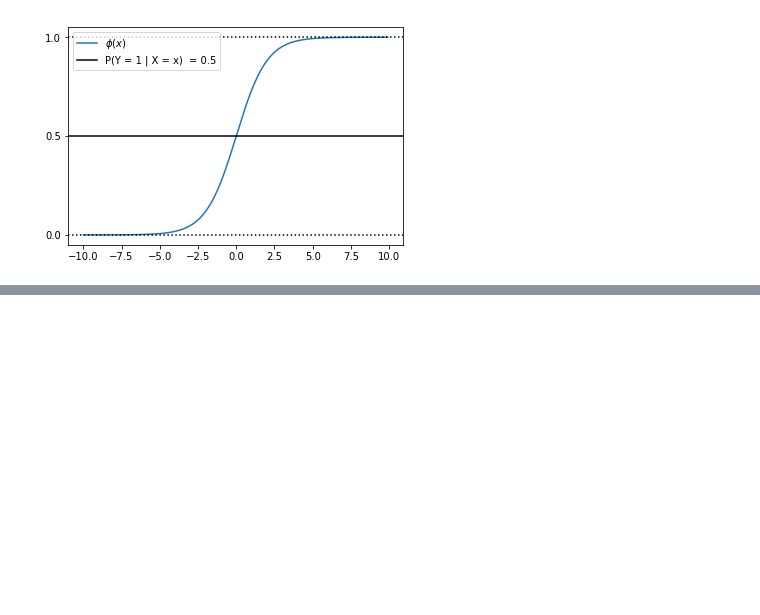
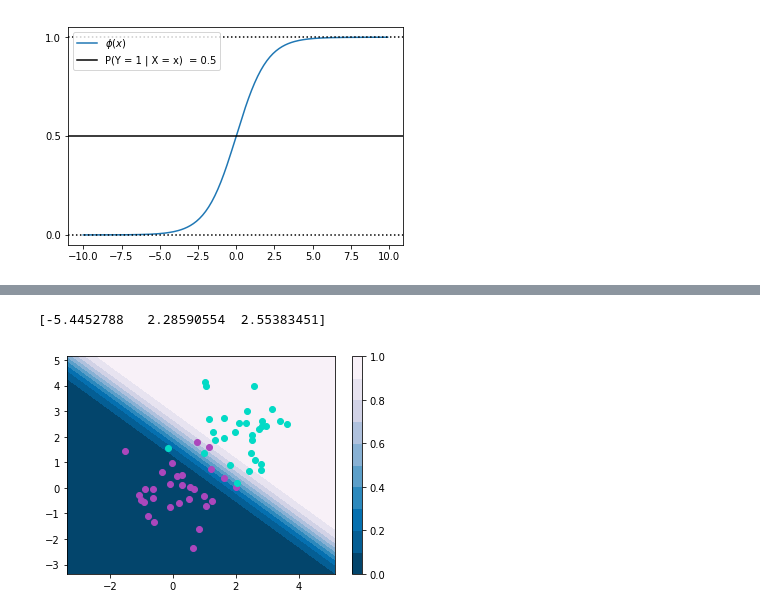
Before and after one commit to nottu/nottu-notes, a Jupyter notebook: MachineLearning/tarea_3_javier_peralta.ipynb, the cells around one changed output, grey strips where cells are left out. Saved outputs shown, nothing was run; the diff lists cells and outputs as text; code cells hidden in the pictures; blank space fills up the shorter version.

```diff
--- a/MachineLearning/tarea_3_javier_peralta.ipynb
+++ b/MachineLearning/tarea_3_javier_peralta.ipynb
@@ -143,0 +171,7 @@ cbar = plt.colorbar(cs)
+# %%
+def __verosimilitud__v1(y, x, w, f):
+    l = 1
+    for i in range(len(y)):
+        fv = f(x[i], w)
+        l *= (y[i] * fv + (1 - y[i])*(1 - fv))
+    return l
@@ -143,0 +206,36 @@ cbar = plt.colorbar(cs)
+# %%
+#gradiente de descenso con backtracking
+def gdb(w, f, gf, params, a=1, m=1.5, k=1000):
+    vw = f(w=w, **params) ## ** descomprime el diccionario
+    for i in range(k):
+        w1  = w + a * gf(w=w, **params)
+        nvw = f(w=w1, **params)
+        if(vw > nvw):
+            a /= m #si no mejora queremos pasos mas pequeños
+        else:
+            a *= m #si mejora tomamos pasos mas grandes (podria ser despues de n pasos...)
+            vw = nvw
+            w = w1
+    return w
+# %%
+def rl_v1(y, x, k=1000): #podriamos exponer mas parametros...
+    params = {'x':x, 'y':y, 'f':logistic_function}
+    w = np.append([0], [1] * x.shape[1])
+    w = gdb(w,
+            __verosimilitud__v1,
+            __grad_verosimilitud__v1,
+            params, k=k)
+    return w
+
+w = rl_v1(y, x)
+print(w)
+
+X, Y, Z = eval_in_space(w)
+
+cs = plt.contourf(X, Y, Z, locator=ticker.LinearLocator(), cmap=cm.PuBu_r)
+plt.scatter(x[:n_samples,0], x[:n_samples,1] , label = "$Y = 0$", color = '#AB47BC')
+plt.scatter(x[n_samples:,0], x[n_samples:,1] , label = "$Y = 1$", color = '#03DAc6')
+cbar = plt.colorbar(cs)
+# %% [output]
+[-5.4452788   2.28590554  2.55383451]
+[figure, added]
```
Also changed, not shown: parts of 30 cells of this notebook.
